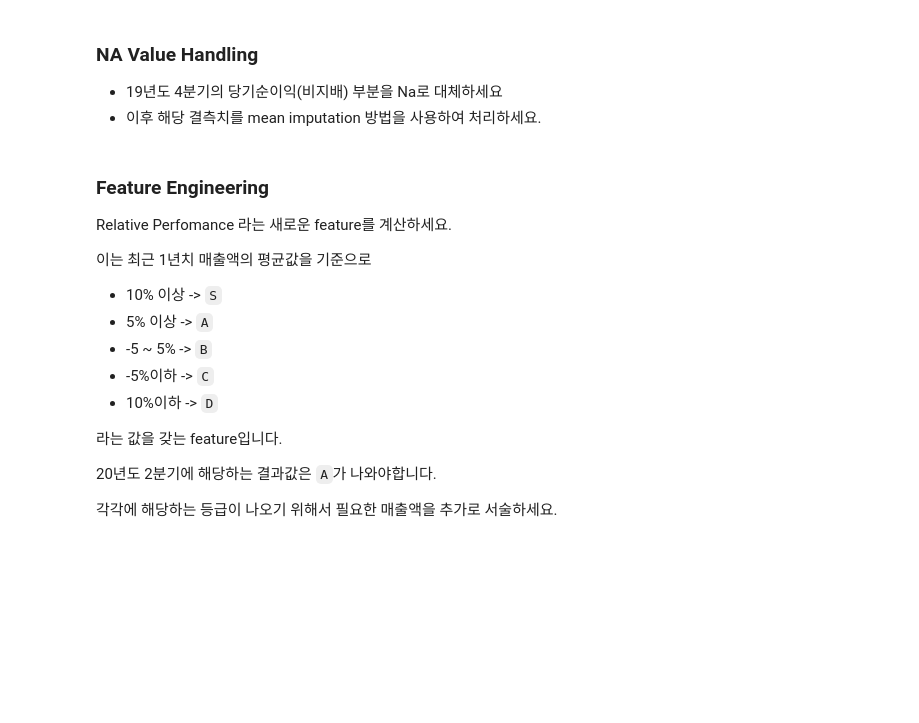
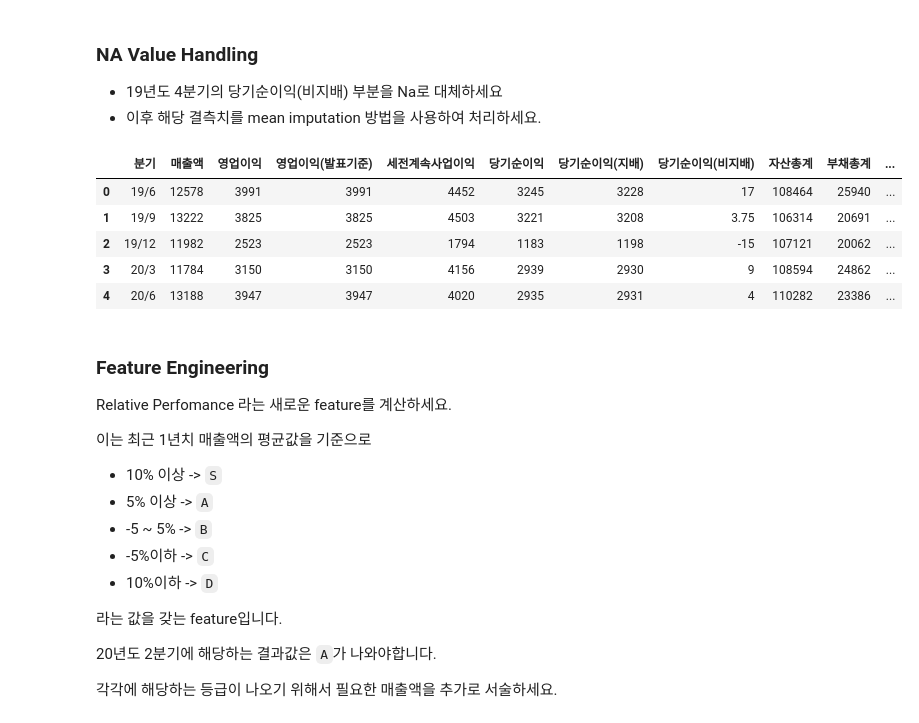
Before and after one commit to ttogle918/ds-zip, a Jupyter notebook: n112-feature-engineering/n112a-feature-engineering.ipynb, the cells around one changed output. Cells and saved outputs as stored; diff of their text form; code cells hidden in the pictures; blank space fills up the shorter version.

```diff
--- a/n112-feature-engineering/n112a-feature-engineering.ipynb
+++ b/n112-feature-engineering/n112a-feature-engineering.ipynb
@@ -35,3 +155,19 @@ headers = ['분기', '매출액', '영업이익', '영업이익(발표기준)',
 ## 3. Apply
 - 데이터셋의 분기를 제외한 모든 feature에 대해서 수치형 데이터 (`int`, `float`) 로 수정하고, `describe`를 통해 summary statistics 를 확인하세요.
 - 단 결측치는 `0`으로 처리합니다.
+# %%
+df['영업이익(발표기준)'] = df['영업이익(발표기준)'].apply(toInt)
+df['세전계속사업이익'] = df['세전계속사업이익'].apply(toInt)
+df['당기순이익'] = df['당기순이익'].apply(toInt)
+df['당기순이익(지배)'] = df['당기순이익(지배)'].apply(toInt)
+df['자산총계'] = df['자산총계'].apply(toInt)
+df['부채총계'] = df['부채총계'].apply(toInt)
+df['자본총계'] = df['자본총계'].apply(toInt)
+df['자본총계(지배)'] = df['자본총계(지배)'].apply(toInt)
+df['자본금'] = df['자본금'].apply(toInt)
+df['영업활동현금흐름'] = df['영업활동현금흐름'].apply(toInt)
+df['투자활동현금흐름'] = df['투자활동현금흐름'].apply(toInt)
+df['재무활동현금흐름'] = df['재무활동현금흐름'].apply(toInt)
+df['EPS(원)'] = df['EPS(원)'].apply(toInt)
+
+df.dtypes
@@ -57,6 +213,23 @@ grade(df, df2)
 
 - 19년도 4분기의 당기순이익(비지배) 부분을 Na로 대체하세요
 - 이후 해당 결측치를 mean imputation 방법을 사용하여 처리하세요.
+# %%
+df.iloc[1,7] = str(df.iloc[1,7])
+df.iloc[1, 7] = df.iloc[1, 7].replace("13", 'Na')
+
+df.iloc[1, 7]
+
+x = pd.to_numeric(df['당기순이익(비지배)'], errors='coerce').mean()
+df.iloc[1, 7] = x
+
+df
+# %% [output]
+|  | 분기 | 매출액 | 영업이익 | 영업이익(발표기준) | 세전계속사업이익 | 당기순이익 | 당기순이익(지배) | 당기순이익(비지배) | 자산총계 | 부채총계 | ... |
+| 0 | 19/6 | 12578 | 3991 | 3991 | 4452 | 3245 | 3228 | 17 | 108464 | 25940 | ... |
+| 1 | 19/9 | 13222 | 3825 | 3825 | 4503 | 3221 | 3208 | 3.75 | 106314 | 20691 | ... |
+| 2 | 19/12 | 11982 | 2523 | 2523 | 1794 | 1183 | 1198 | -15 | 107121 | 20062 | ... |
+| 3 | 20/3 | 11784 | 3150 | 3150 | 4156 | 2939 | 2930 | 9 | 108594 | 24862 | ... |
+| 4 | 20/6 | 13188 | 3947 | 3947 | 4020 | 2935 | 2931 | 4 | 110282 | 23386 | ... |
 # %% [markdown]
 ### Feature Engineering
 
```
Also changed, not shown: parts of 13 cells of this notebook.
